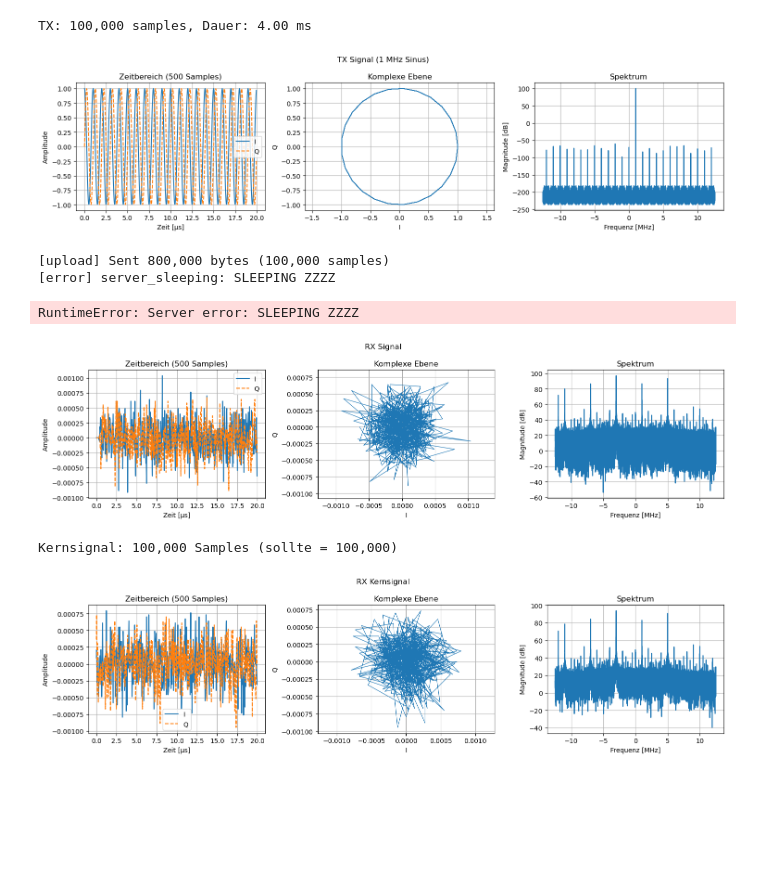
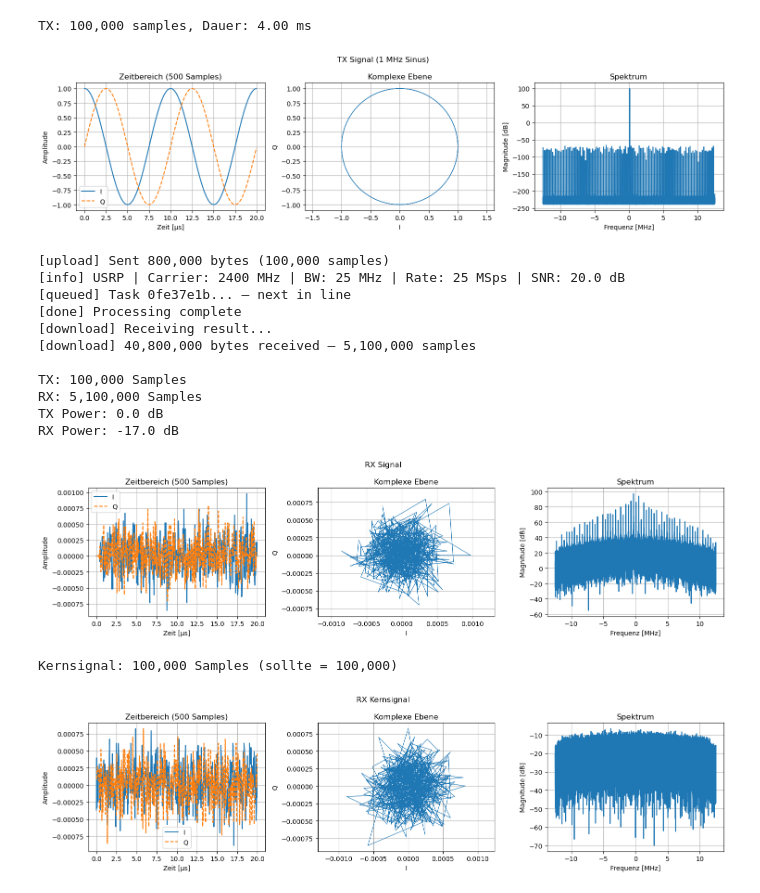
Before and after one commit to IIP-Group/usrp-playground, a Jupyter notebook: demo/python/main.ipynb, the cells around one changed output. Drawn from its saved outputs; the diff is of its cells as text; code cells hidden in the pictures; blank space fills up the shorter version.

```diff
--- a/demo/python/main.ipynb
+++ b/demo/python/main.ipynb
@@ -37,7 +37,7 @@ LBT:            True (threshold -50.0 dBFS)
 # %%
 fs = info['sample_rate_hz']
 n_samples = 100_000
-tone_freq = 1e6  # 1 MHz offset
+tone_freq = 1e5  # 1 MHz offset
 
 t = np.arange(n_samples) / fs
 tx_signal = np.exp(1j * 2 * np.pi * tone_freq * t).astype(np.complex64)
@@ -86,7 +86,7 @@ def plot_signal(signal, fs, title="Signal", n_time=500):
 # %%
 plot_signal(tx_signal, fs, title="TX Signal (1 MHz Sinus)")
 # %% [output]
-[figure, old version]
+[figure, new version]
 # %%
 rx_signal = USRPClient.send(tx_signal, verbose=True)
 
@@ -99,21 +99,36 @@ print(f"TX Power: {tx_power_db:.1f} dB")
 print(f"RX Power: {rx_power_db:.1f} dB")
 # %% [output]
 [upload] Sent 800,000 bytes (100,000 samples)
-[error] server_sleeping: SLEEPING ZZZZ
+[info] USRP | Carrier: 2400 MHz | BW: 25 MHz | Rate: 25 MSps | SNR: 20.0 dB
+[queued] Task 0fe37e1b... — next in line
+[done] Processing complete
+[download] Receiving result...
+[download] 40,800,000 bytes received — 5,100,000 samples
+
+TX: 100,000 Samples
+RX: 5,100,000 Samples
+TX Power: 0.0 dB
+RX Power: -17.0 dB
-RuntimeError: Server error: SLEEPING ZZZZ
 # %%
-plot_signal(rx_signal, fs, title="RX Signal")
+import numpy as np
+
+
+window_size = 1
+
+result = np.convolve(rx_signal, np.ones(window_size)/window_size, mode='valid')
+
+plot_signal(result, fs, title="RX Signal")
 # %% [output]
-[figure, old version]
+[figure, new version]
 # %%
 # Guard entspricht TX_RX_DELAY_DIFF aus der .env (default 0.1s)
-guard_s = 0.1
+guard_s = 0.2
 guard_samples = int(guard_s * fs)
 
 rx_core = rx_signal[guard_samples : guard_samples + len(tx_signal)]
 print(f"Kernsignal: {len(rx_core):,} Samples (sollte = {len(tx_signal):,})")
 
 plot_signal(rx_core, fs, title="RX Kernsignal")
 # %% [output]
 Kernsignal: 100,000 Samples (sollte = 100,000)
-[figure, old version]
+[figure, new version]
```
Also changed, not shown: parts of 1 cell of this notebook, 3 other files.
